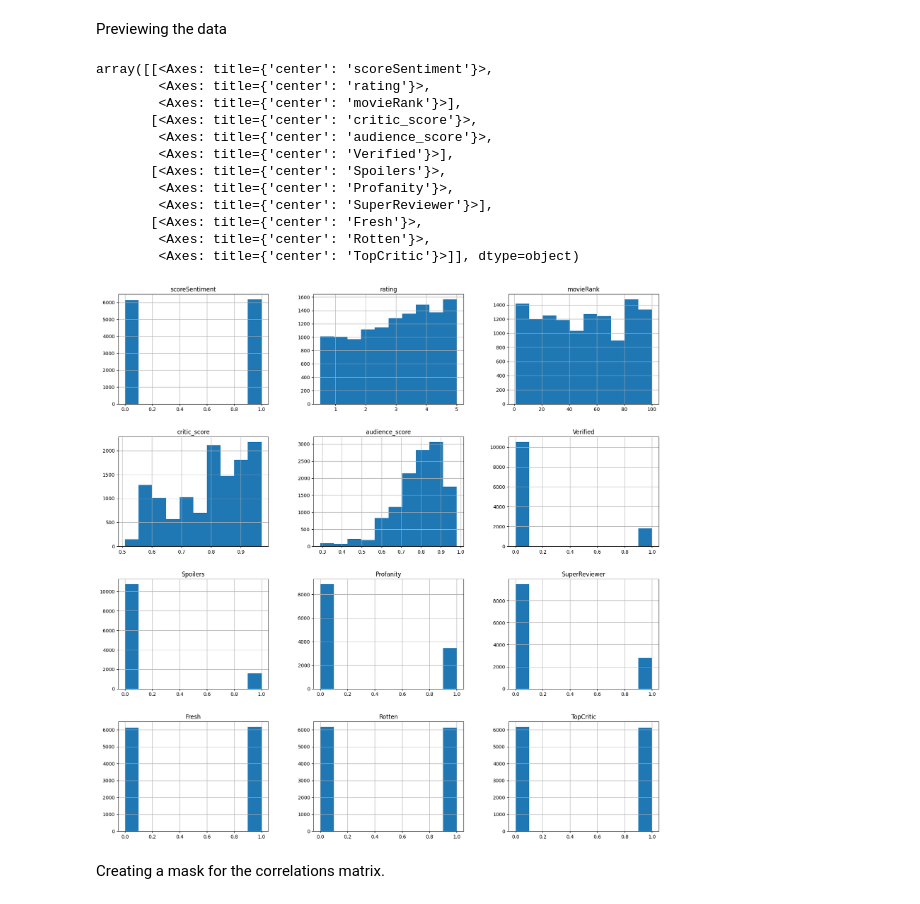
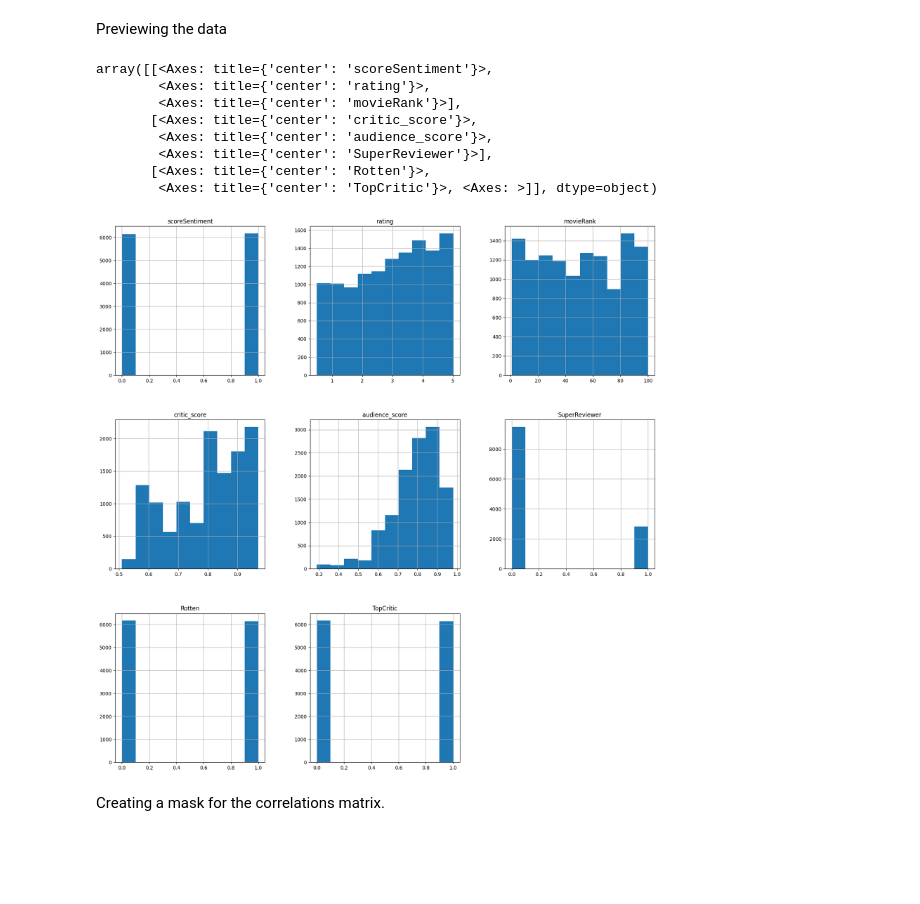
Before and after one commit to osoisi/Data-Science-Projects, a Jupyter notebook: Movie Reviews/Rotten Tomatoes- Movie Reviews.ipynb, the cells around one changed output. Drawn from its saved outputs; the diff is of its cells as text; code cells hidden in the pictures; blank space fills up the shorter version.

```diff
--- a/Movie Reviews/Rotten Tomatoes- Movie Reviews.ipynb
+++ b/Movie Reviews/Rotten Tomatoes- Movie Reviews.ipynb
@@ -514,22 +514,20 @@ df_reviews.head()
 | 4 | 0 | 3.5 | 99 | 0.56 | 0.75 | 0 | 0 | 0 | ... |
 # %% [markdown]
 Previewing the data
+# %%
+df_r=df_reviews.drop(columns=['Spoilers', 'Fresh', 'Verified', 'Profanity'])
 # %%
-df_reviews.hist(figsize=(20,20))
+df_r.hist(figsize=(20,20))
 # %% [output]
 array([[<Axes: title={'center': 'scoreSentiment'}>,
         <Axes: title={'center': 'rating'}>,
         <Axes: title={'center': 'movieRank'}>],
        [<Axes: title={'center': 'critic_score'}>,
         <Axes: title={'center': 'audience_score'}>,
-        <Axes: title={'center': 'Verified'}>],
-       [<Axes: title={'center': 'Spoilers'}>,
-        <Axes: title={'center': 'Profanity'}>,
         <Axes: title={'center': 'SuperReviewer'}>],
-       [<Axes: title={'center': 'Fresh'}>,
-        <Axes: title={'center': 'Rotten'}>,
-        <Axes: title={'center': 'TopCritic'}>]], dtype=object)
+       [<Axes: title={'center': 'Rotten'}>,
+        <Axes: title={'center': 'TopCritic'}>, <Axes: >]], dtype=object)
-[figure, old version]
+[figure, new version]
 # %% [markdown]
 Creating a mask for the correlations matrix.
 # %%
```
Also changed, not shown: parts of 14 cells of this notebook.
